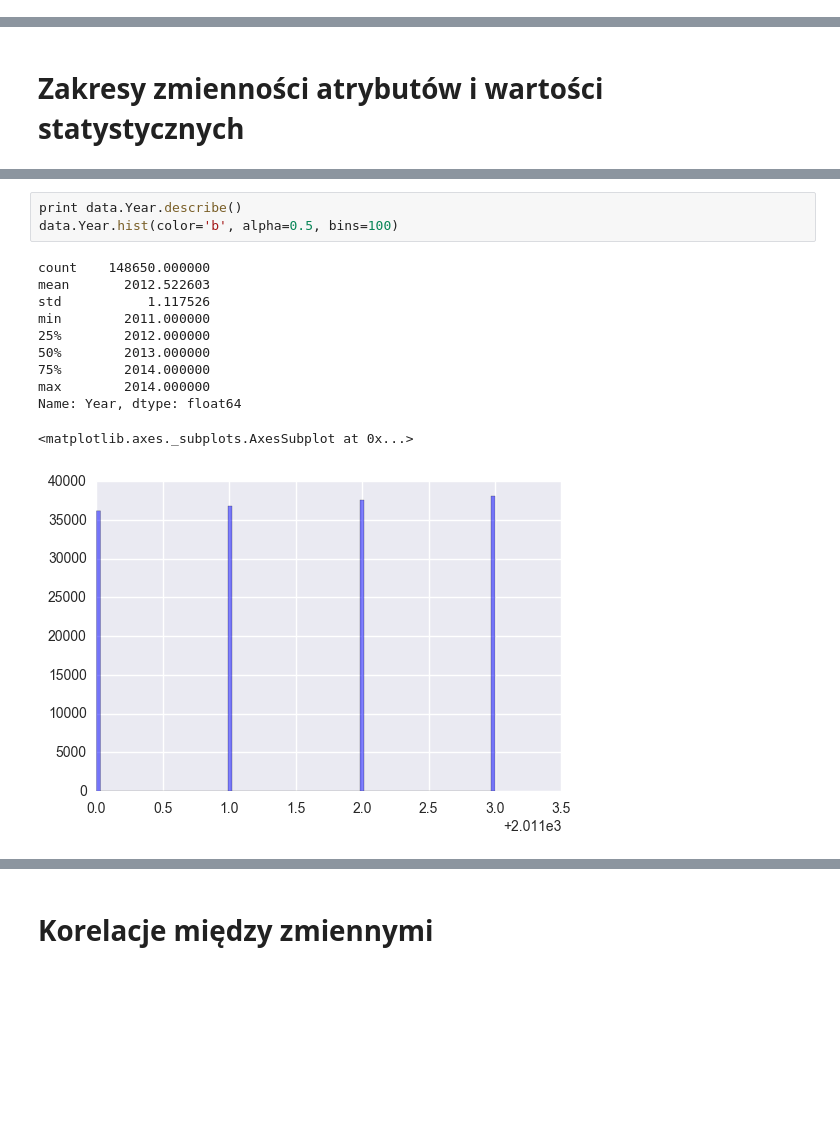
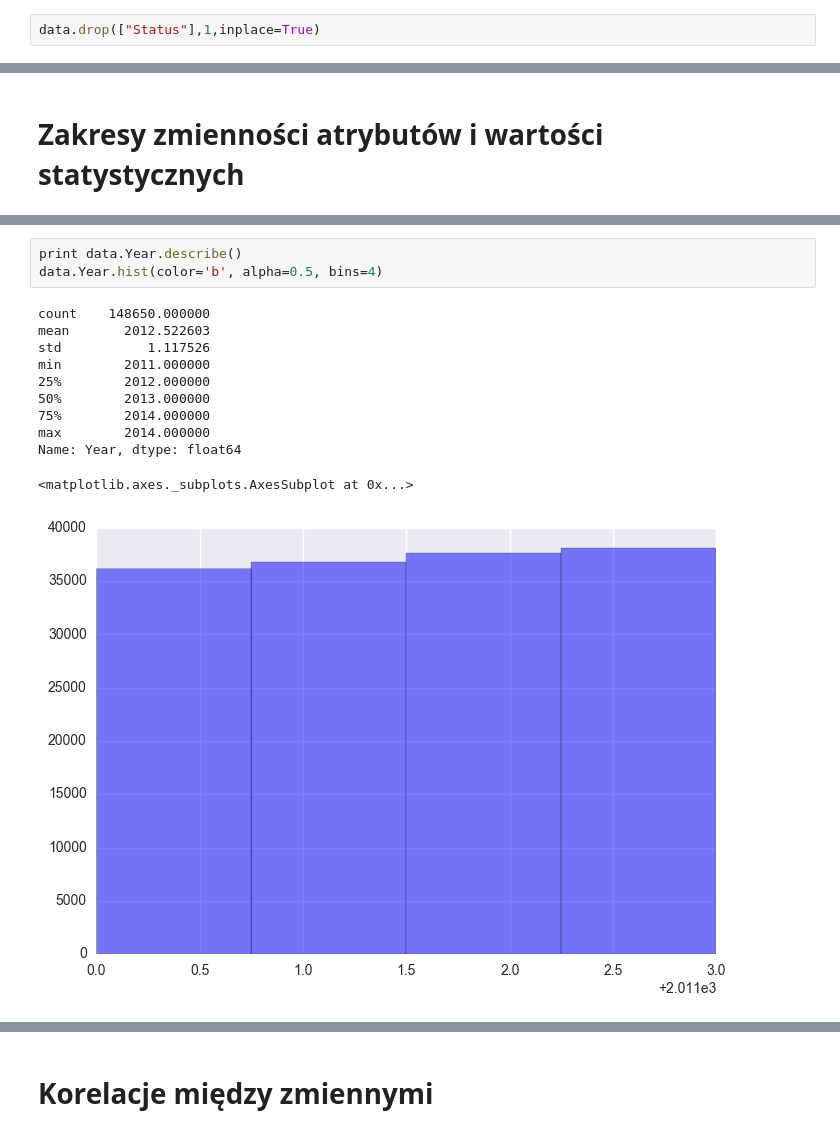
Before and after one commit to cocsackie/EKS, a Jupyter notebook: zespol38.ipynb, the cells around one changed output, grey strips where cells are left out. Cells and saved outputs as stored; diff of their text form; blank space fills up the shorter version.

```diff
--- a/zespol38.ipynb
+++ b/zespol38.ipynb
@@ -137,3 +139,5 @@ data.drop(["Agency"],1,inplace=True)
+# %%
+data.drop(["Status"],1,inplace=True)
 # %% [markdown]
 # Przygotowanie danych do analizy - wypełnienie brakujących atrybutów
 # %%
@@ -254,18 +258,18 @@ Name: TotalPayBenefits, dtype: float64
 # %%
 print data.Year.describe()
-data.Year.hist(color='b', alpha=0.5, bins=100)
+data.Year.hist(color='b', alpha=0.5, bins=4)
 # %% [output]
 count    148650.000000
 mean       2012.522603
 std           1.117526
 min        2011.000000
 25%        2012.000000
 50%        2013.000000
 75%        2014.000000
 max        2014.000000
 Name: Year, dtype: float64
 <matplotlib.axes._subplots.AxesSubplot at 0x...>
-[figure, old version]
+[figure, new version]
 # %%
 data.plot.box()
 # %% [output]
```
Also changed, not shown: parts of 21 cells of this notebook.
